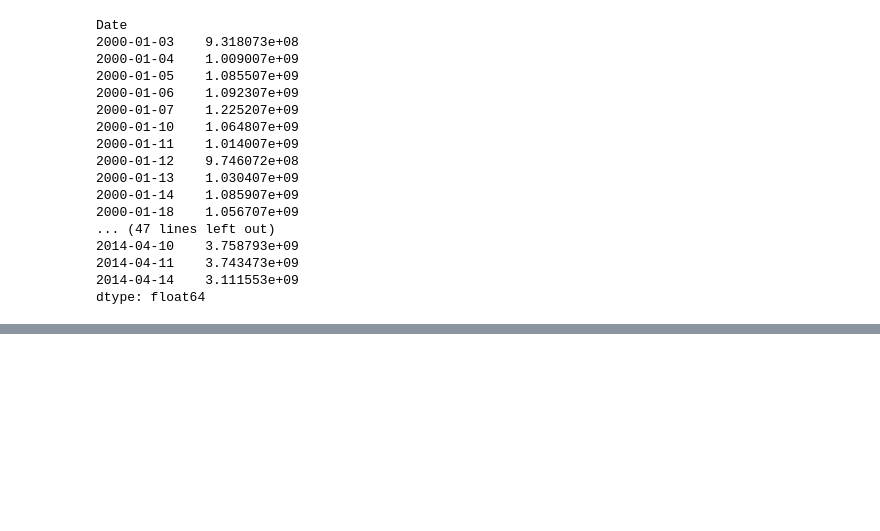
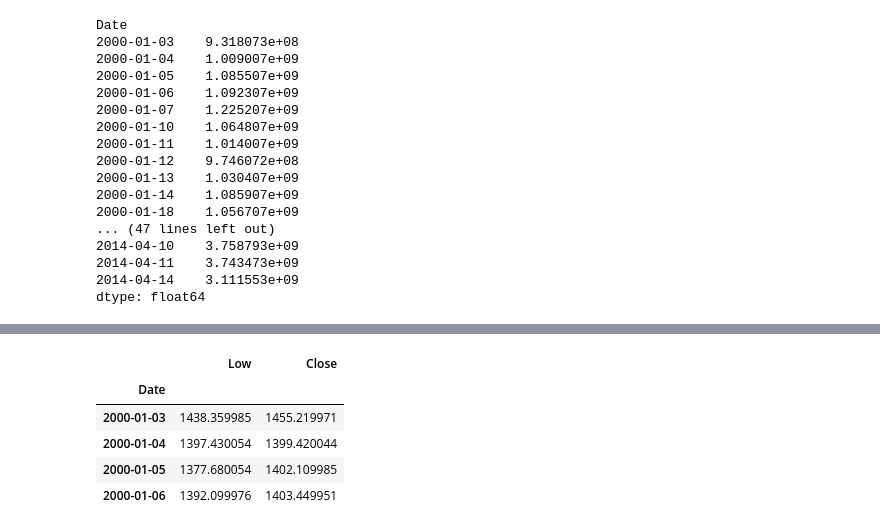
Before and after one commit to nilavghosh/OMSCS, a Jupyter notebook: PythonNoteBooks/Python for Finance - Plotting data.ipynb, the cells around one changed output, grey strips where cells are left out. Drawn from its saved outputs; the diff is of its cells as text; code cells hidden in the pictures; blank space fills up the shorter version.

```diff
--- a/PythonNoteBooks/Python for Finance - Plotting data.ipynb
+++ b/PythonNoteBooks/Python for Finance - Plotting data.ipynb
@@ -257,0 +374,4 @@ ImportError: No module named sympy.mpmath
+# %%
+spLow = sp500.ix[0:4,["Low"]]
+# %%
+spClose = sp500.ix[0:4,["Close"]]
@@ -257,0 +396,11 @@ ImportError: No module named sympy.mpmath
+# %%
+spLow["Close"] = spClose
+# %%
+spLow
+# %% [output]
+|  | Low | Close |
+| Date |  |  |
+| 2000-01-03 | 1438.359985 | 1455.219971 |
+| 2000-01-04 | 1397.430054 | 1399.420044 |
+| 2000-01-05 | 1377.680054 | 1402.109985 |
+| 2000-01-06 | 1392.099976 | 1403.449951 |
```
Also changed, not shown: parts of 26 cells of this notebook, 9 other files.
